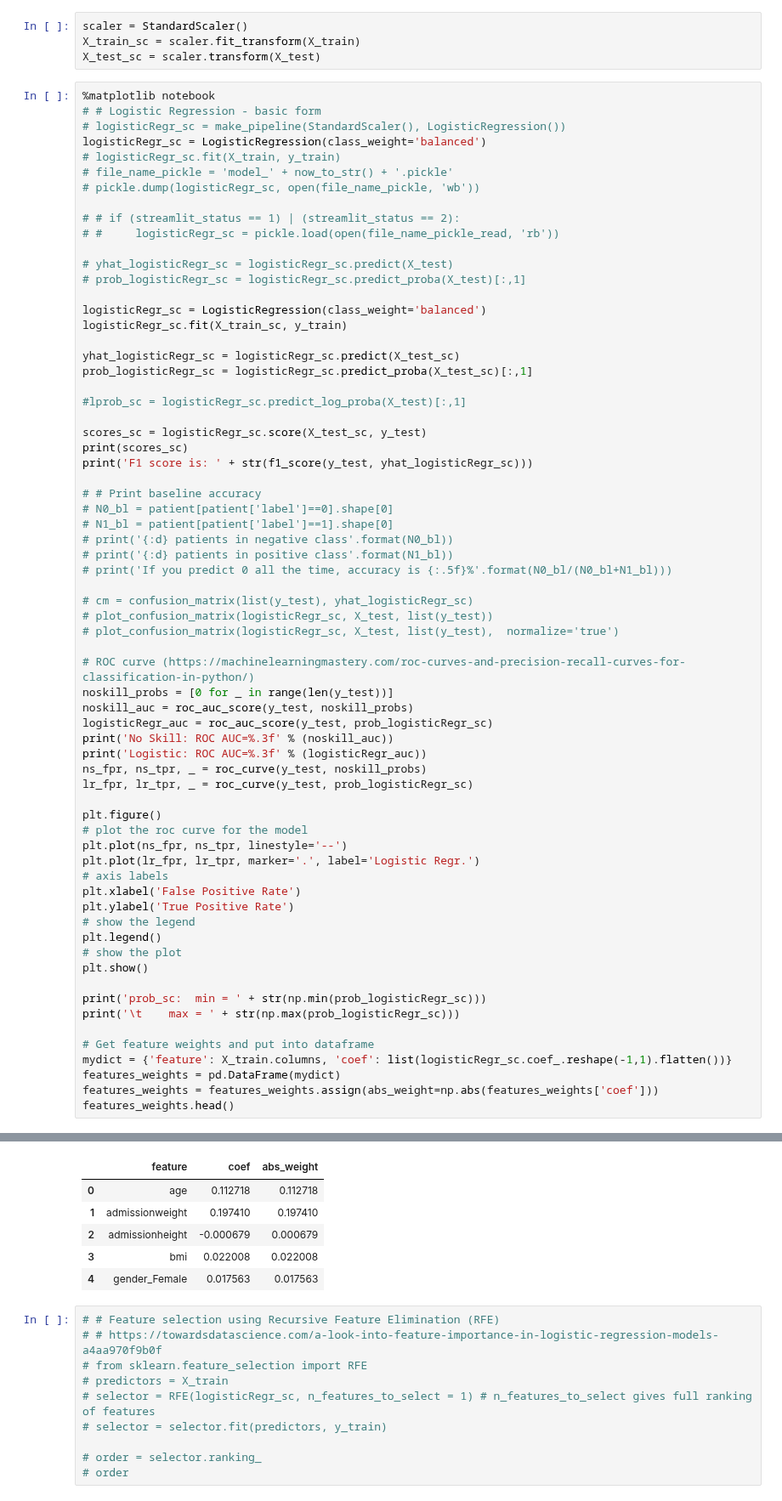
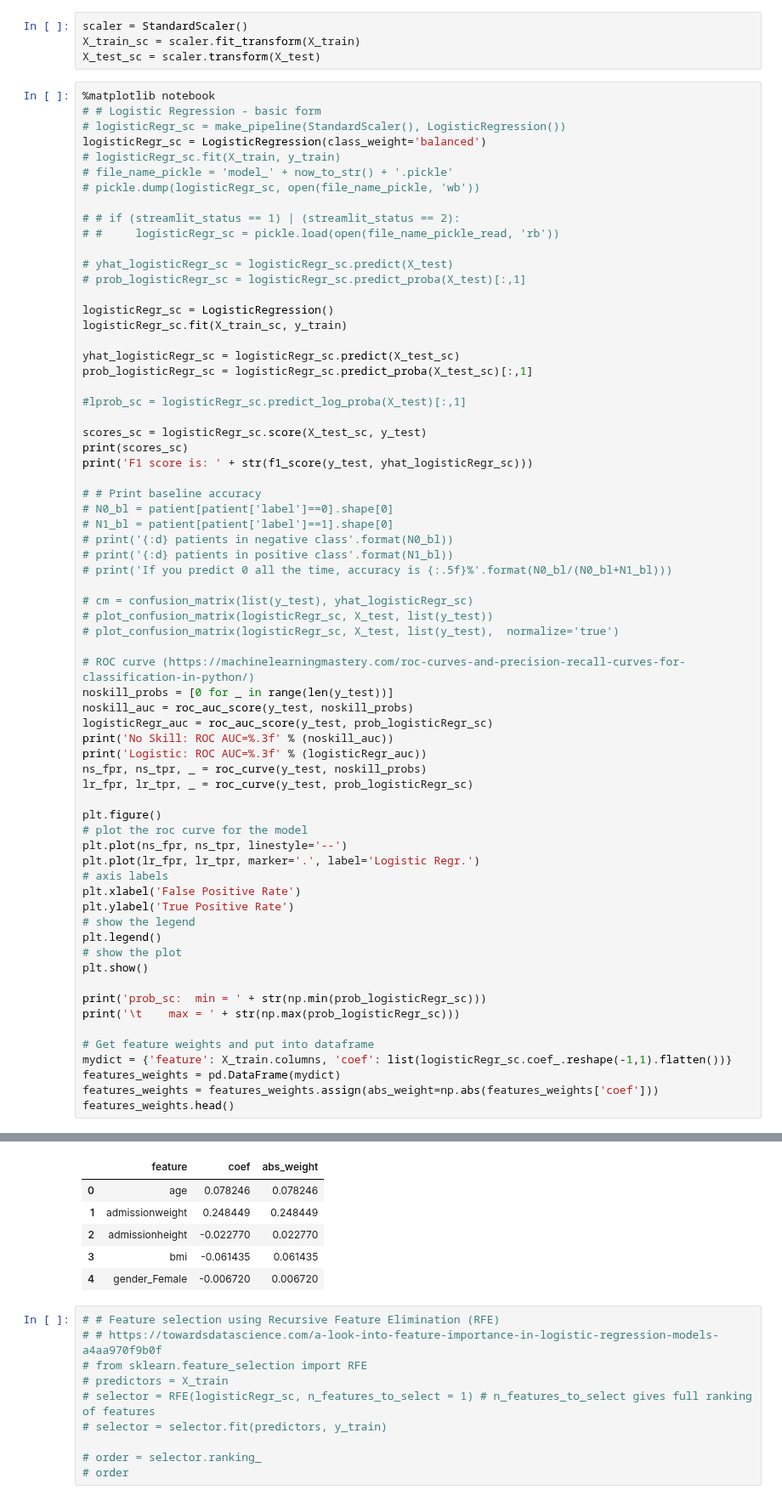
Before and after one commit to horwitzr/ViTalErt, a Jupyter notebook: models/Model.ipynb, the cells around one changed output, grey strips where cells are left out. Shown at 85% size. Cells and saved outputs as stored; diff of their text form.

```diff
--- a/models/Model.ipynb
+++ b/models/Model.ipynb
@@ -285,7 +285,7 @@ logisticRegr_sc = LogisticRegression(class_weight='balanced')
 # yhat_logisticRegr_sc = logisticRegr_sc.predict(X_test)
 # prob_logisticRegr_sc = logisticRegr_sc.predict_proba(X_test)[:,1]
 
-logisticRegr_sc = LogisticRegression(class_weight='balanced')
+logisticRegr_sc = LogisticRegression()
 logisticRegr_sc.fit(X_train_sc, y_train)
 
 yhat_logisticRegr_sc = logisticRegr_sc.predict(X_test_sc)
@@ -349,9 +349,9 @@ prob_sc:  min = 1.1288256712588315e-05
 |  | feature | coef | abs_weight |
-| 0 | age | 0.112718 | 0.112718 |
-| 1 | admissionweight | 0.197410 | 0.197410 |
-| 2 | admissionheight | -0.000679 | 0.000679 |
-| 3 | bmi | 0.022008 | 0.022008 |
-| 4 | gender_Female | 0.017563 | 0.017563 |
+| 0 | age | 0.078246 | 0.078246 |
+| 1 | admissionweight | 0.248449 | 0.248449 |
+| 2 | admissionheight | -0.022770 | 0.022770 |
+| 3 | bmi | -0.061435 | 0.061435 |
+| 4 | gender_Female | -0.006720 | 0.006720 |
 # %%
 # # Feature selection using Recursive Feature Elimination (RFE)
 # # https://towardsdatascience.com/a-look-into-feature-importance-in-logistic-regression-models-a4aa970f9b0f
```
Also changed, not shown: parts of 10 cells of this notebook.
